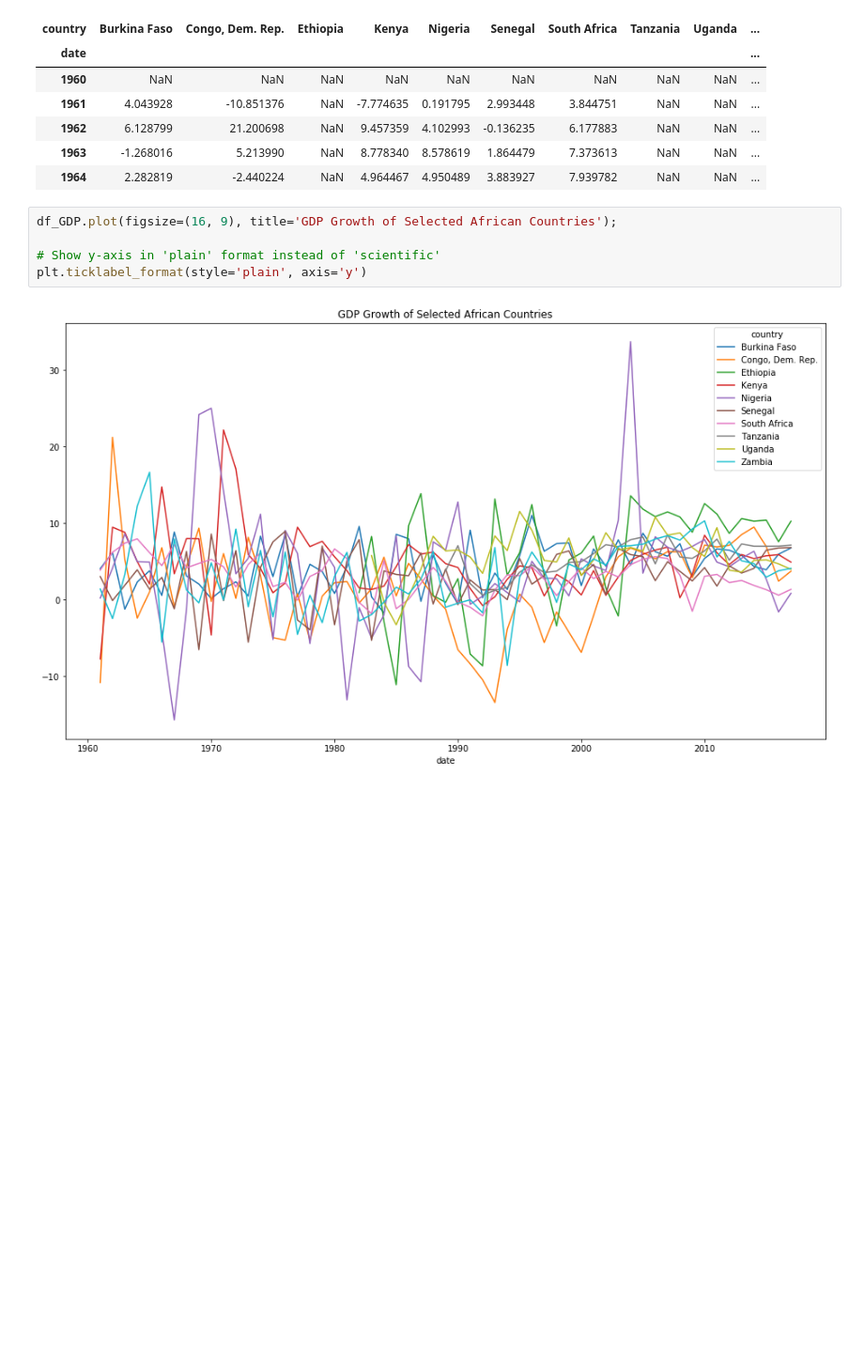
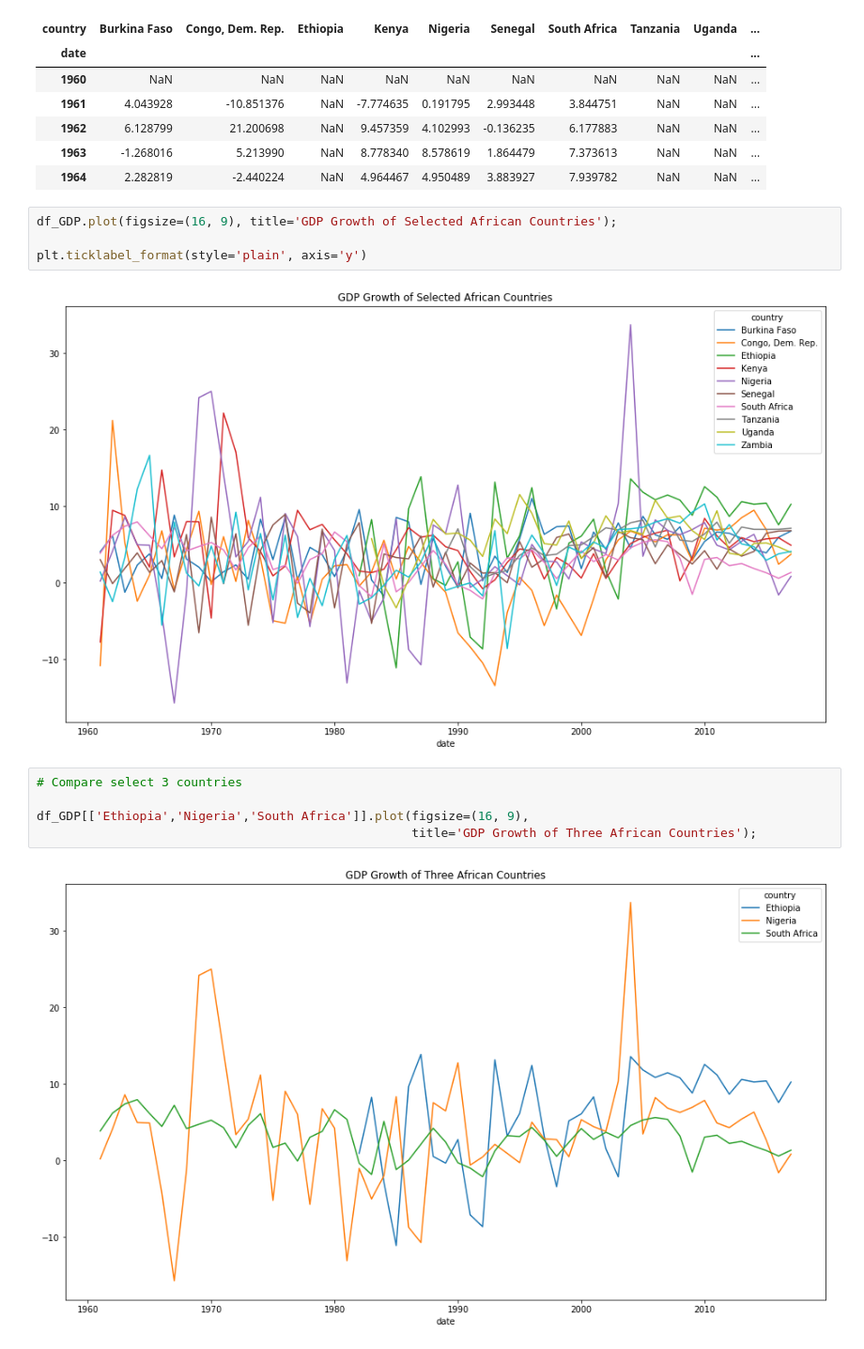
Before and after one commit to robinkiplangat/WB_Data_Wrangling, a Jupyter notebook: wb_data_wrangling.ipynb, the cells around one changed output. Shown at 94% size. Drawn from its saved outputs; the diff is of its cells as text; blank space fills up the shorter version.

Commit message:
Compare select 3 countries

```diff
--- a/wb_data_wrangling.ipynb
+++ b/wb_data_wrangling.ipynb
@@ -95,7 +95,13 @@ df_GDP.head()
 # %%
 df_GDP.plot(figsize=(16, 9), title='GDP Growth of Selected African Countries');
 
-# Show y-axis in 'plain' format instead of 'scientific'
 plt.ticklabel_format(style='plain', axis='y')
 # %% [output]
 [figure]
+# %%
+# Compare select 3 countries
+
+df_GDP[['Ethiopia','Nigeria','South Africa']].plot(figsize=(16, 9),
+                                                   title='GDP Growth of Three African Countries');
+# %% [output]
+[figure, added]
```
